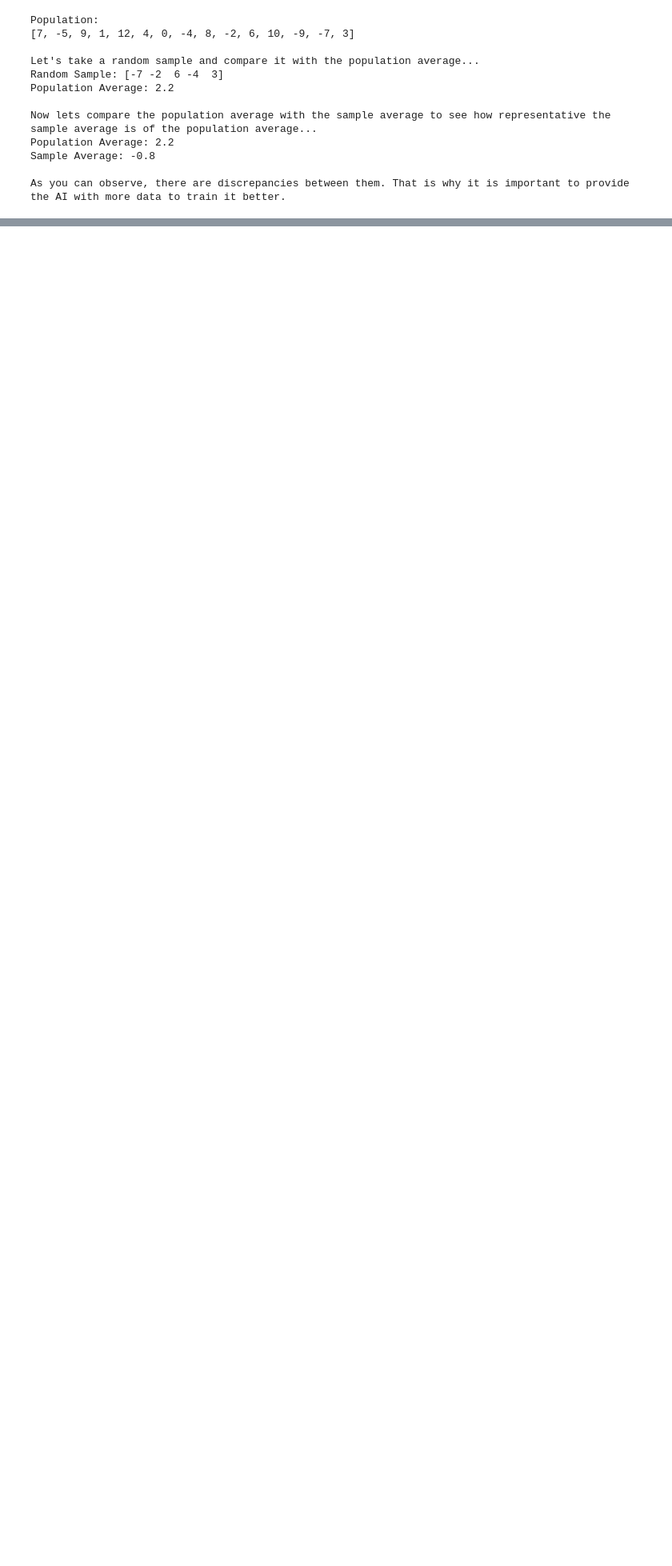
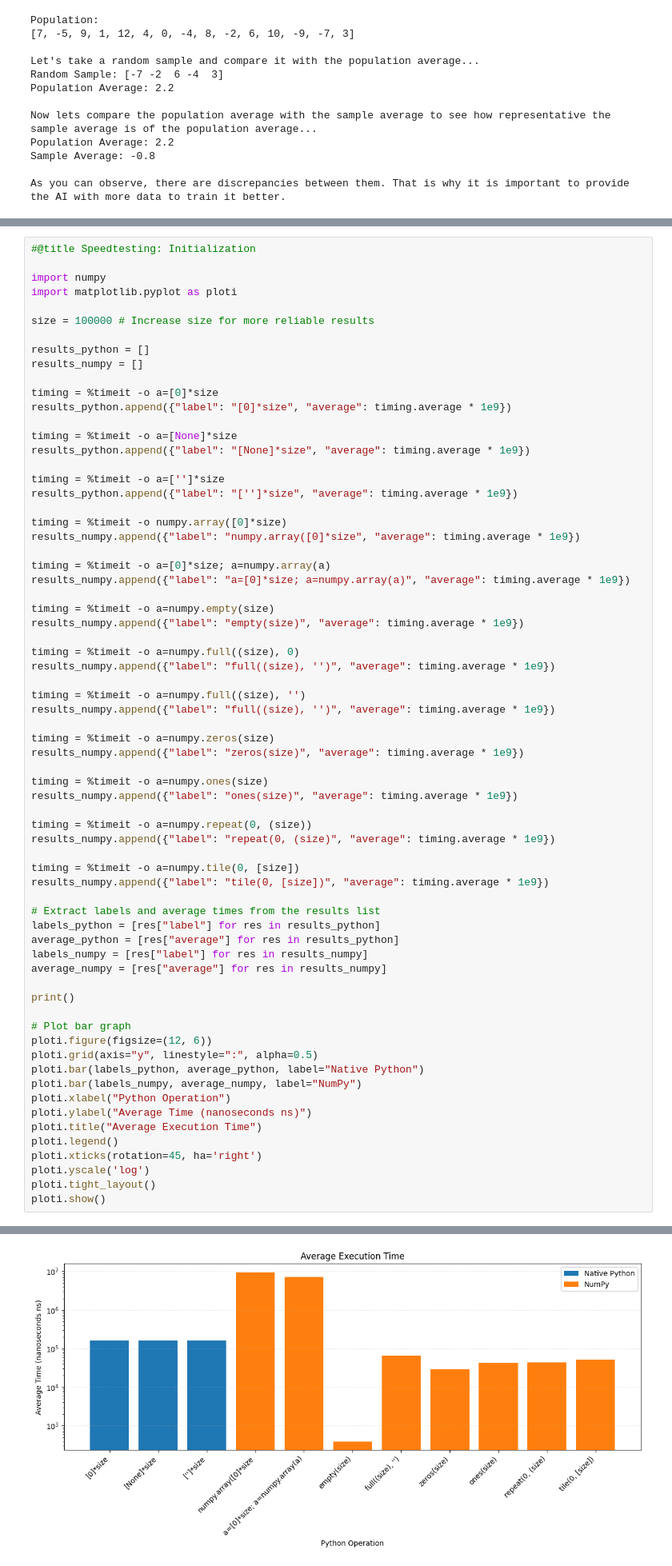
Before and after one commit to Salciano/ShowcasePython, a Jupyter notebook: Showcase.ipynb, the cells around one changed output, grey strips where cells are left out. Shown at 80% size. Drawn from its saved outputs; the diff is of its cells as text; blank space fills up the shorter version.

Commit message:
Speed-testing Algebraic Variables

```diff
--- a/Showcase.ipynb
+++ b/Showcase.ipynb
@@ -3376,0 +3105,69 @@ As you can observe, there are discrepancies between them. That is why it is impo
+# %%
+#@title Speedtesting: Initialization
+
+import numpy
+import matplotlib.pyplot as ploti
+
+size = 100000 # Increase size for more reliable results
+
+results_python = []
+results_numpy = []
+
+timing = %timeit -o a=[0]*size
+results_python.append({"label": "[0]*size", "average": timing.average * 1e9})
+
+timing = %timeit -o a=[None]*size
+results_python.append({"label": "[None]*size", "average": timing.average * 1e9})
+
+timing = %timeit -o a=['']*size
+results_python.append({"label": "['']*size", "average": timing.average * 1e9})
+
+timing = %timeit -o numpy.array([0]*size)
+results_numpy.append({"label": "numpy.array([0]*size", "average": timing.average * 1e9})
+
+timing = %timeit -o a=[0]*size; a=numpy.array(a)
+results_numpy.append({"label": "a=[0]*size; a=numpy.array(a)", "average": timing.average * 1e9})
+
+timing = %timeit -o a=numpy.empty(size)
+results_numpy.append({"label": "empty(size)", "average": timing.average * 1e9})
+
+timing = %timeit -o a=numpy.full((size), 0)
+results_numpy.append({"label": "full((size), '')", "average": timing.average * 1e9})
+
+timing = %timeit -o a=numpy.full((size), '')
+results_numpy.append({"label": "full((size), '')", "average": timing.average * 1e9})
+
+timing = %timeit -o a=numpy.zeros(size)
+results_numpy.append({"label": "zeros(size)", "average": timing.average * 1e9})
+
+timing = %timeit -o a=numpy.ones(size)
+results_numpy.append({"label": "ones(size)", "average": timing.average * 1e9})
+
+timing = %timeit -o a=numpy.repeat(0, (size))
+results_numpy.append({"label": "repeat(0, (size)", "average": timing.average * 1e9})
+
+timing = %timeit -o a=numpy.tile(0, [size])
+results_numpy.append({"label": "tile(0, [size])", "average": timing.average * 1e9})
+
+# Extract labels and average times from the results list
+labels_python = [res["label"] for res in results_python]
+average_python = [res["average"] for res in results_python]
+labels_numpy = [res["label"] for res in results_numpy]
+average_numpy = [res["average"] for res in results_numpy]
+
+print()
+
+# Plot bar graph
+ploti.figure(figsize=(12, 6))
+ploti.grid(axis="y", linestyle=":", alpha=0.5)
+ploti.bar(labels_python, average_python, label="Native Python")
+ploti.bar(labels_numpy, average_numpy, label="NumPy")
+ploti.xlabel("Python Operation")
+ploti.ylabel("Average Time (nanoseconds ns)")
+ploti.title("Average Execution Time")
+ploti.legend()
+ploti.xticks(rotation=45, ha='right')
+ploti.yscale('log')
+ploti.tight_layout()
+ploti.show()
+# %% [output]
@@ -3376,0 +3186 @@ As you can observe, there are discrepancies between them. That is why it is impo
+[figure, added]
```
Also changed, not shown: parts of 23 cells of this notebook.
